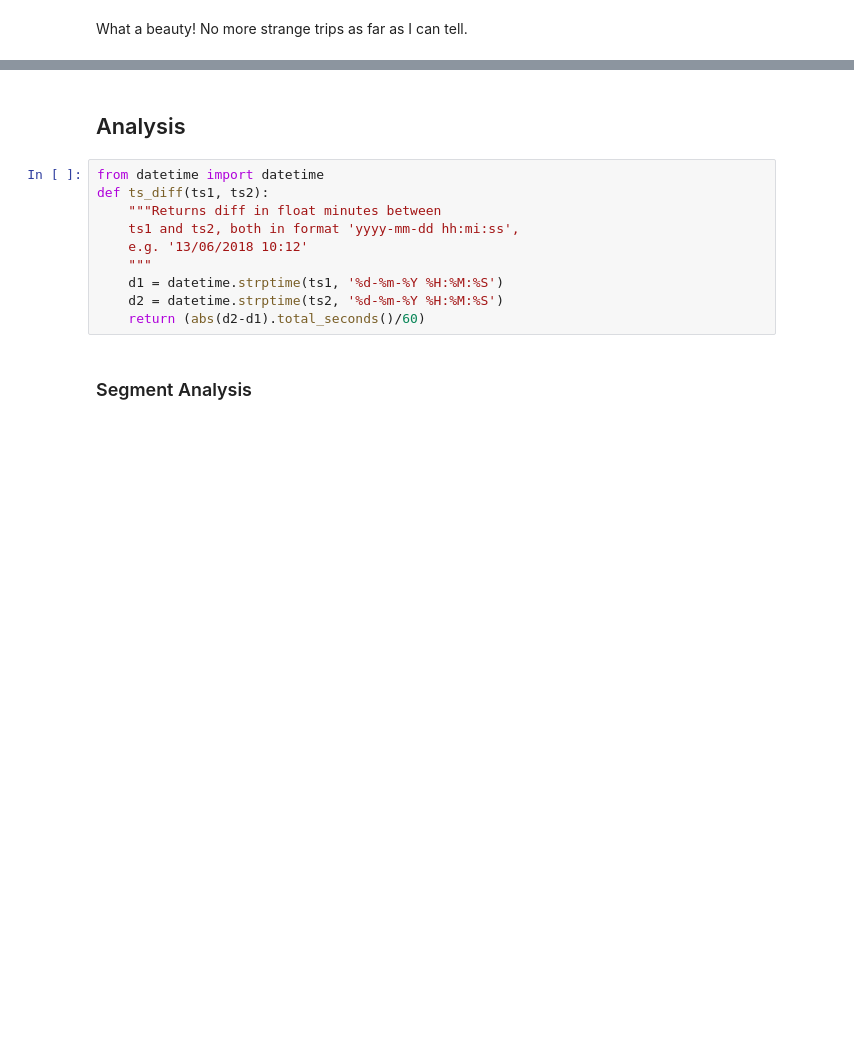
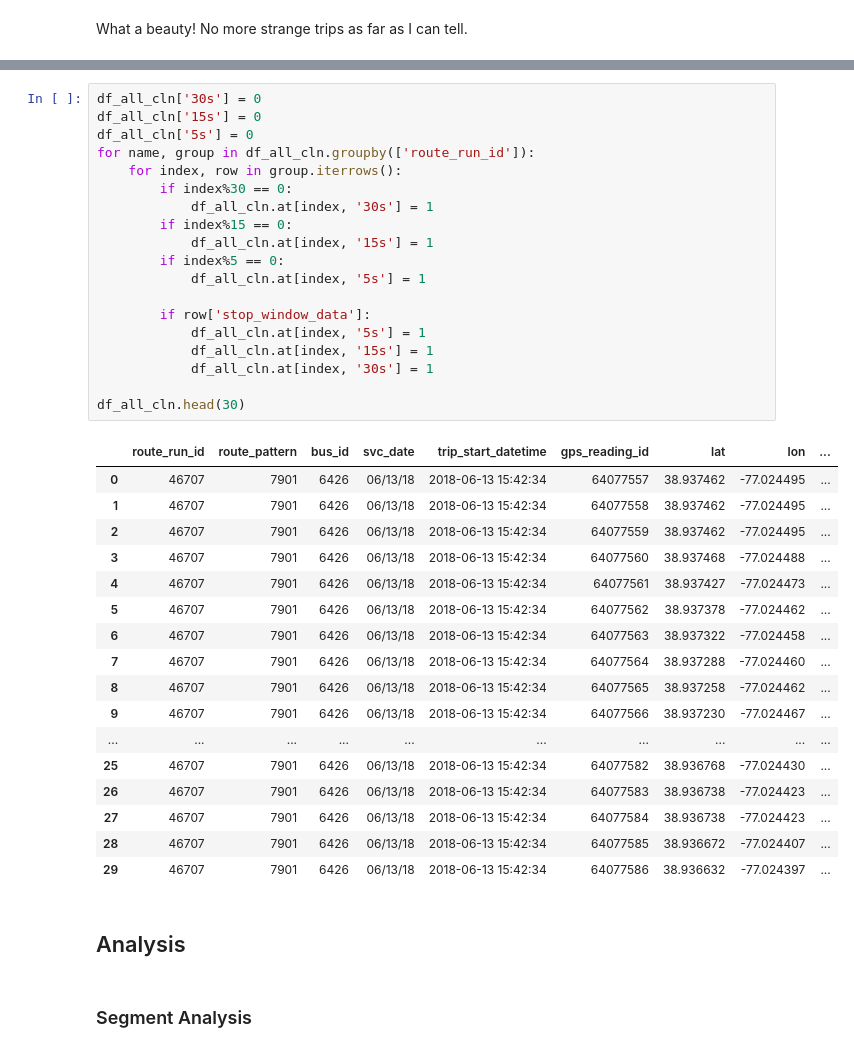
Before and after one commit to ehabebeid/ehabebeid.github.io, a Jupyter notebook: bus_avl/index.ipynb, the cells around one changed output, grey strips where cells are left out. Cells and saved outputs as stored; diff of their text form; blank space fills up the shorter version.

```diff
--- a/bus_avl/index.ipynb
+++ b/bus_avl/index.ipynb
@@ -240,15 +251,42 @@ What a beauty! No more strange trips as far as I can tell.
+# %%
+df_all_cln['30s'] = 0
+df_all_cln['15s'] = 0
+df_all_cln['5s'] = 0
+for name, group in df_all_cln.groupby(['route_run_id']):
+    for index, row in group.iterrows():
+        if index%30 == 0:
+            df_all_cln.at[index, '30s'] = 1
+        if index%15 == 0:
+            df_all_cln.at[index, '15s'] = 1
+        if index%5 == 0:
+            df_all_cln.at[index, '5s'] = 1
+
+        if row['stop_window_data']:
+            df_all_cln.at[index, '5s'] = 1
+            df_all_cln.at[index, '15s'] = 1
+            df_all_cln.at[index, '30s'] = 1
+
+df_all_cln.head(30)
+# %% [output]
+|  | route_run_id | route_pattern | bus_id | svc_date | trip_start_datetime | gps_reading_id | lat | lon | ... |
+| 0 | 46707 | 7901 | 6426 | 06/13/18 | 2018-06-13 15:42:34 | 64077557 | 38.937462 | -77.024495 | ... |
+| 1 | 46707 | 7901 | 6426 | 06/13/18 | 2018-06-13 15:42:34 | 64077558 | 38.937462 | -77.024495 | ... |
+| 2 | 46707 | 7901 | 6426 | 06/13/18 | 2018-06-13 15:42:34 | 64077559 | 38.937462 | -77.024495 | ... |
+| 3 | 46707 | 7901 | 6426 | 06/13/18 | 2018-06-13 15:42:34 | 64077560 | 38.937468 | -77.024488 | ... |
+| 4 | 46707 | 7901 | 6426 | 06/13/18 | 2018-06-13 15:42:34 | 64077561 | 38.937427 | -77.024473 | ... |
+| 5 | 46707 | 7901 | 6426 | 06/13/18 | 2018-06-13 15:42:34 | 64077562 | 38.937378 | -77.024462 | ... |
+| 6 | 46707 | 7901 | 6426 | 06/13/18 | 2018-06-13 15:42:34 | 64077563 | 38.937322 | -77.024458 | ... |
+| 7 | 46707 | 7901 | 6426 | 06/13/18 | 2018-06-13 15:42:34 | 64077564 | 38.937288 | -77.024460 | ... |
+| 8 | 46707 | 7901 | 6426 | 06/13/18 | 2018-06-13 15:42:34 | 64077565 | 38.937258 | -77.024462 | ... |
+| 9 | 46707 | 7901 | 6426 | 06/13/18 | 2018-06-13 15:42:34 | 64077566 | 38.937230 | -77.024467 | ... |
+| ... | ... | ... | ... | ... | ... | ... | ... | ... | ... |
+| 25 | 46707 | 7901 | 6426 | 06/13/18 | 2018-06-13 15:42:34 | 64077582 | 38.936768 | -77.024430 | ... |
+| 26 | 46707 | 7901 | 6426 | 06/13/18 | 2018-06-13 15:42:34 | 64077583 | 38.936738 | -77.024423 | ... |
+| 27 | 46707 | 7901 | 6426 | 06/13/18 | 2018-06-13 15:42:34 | 64077584 | 38.936738 | -77.024423 | ... |
+| 28 | 46707 | 7901 | 6426 | 06/13/18 | 2018-06-13 15:42:34 | 64077585 | 38.936672 | -77.024407 | ... |
+| 29 | 46707 | 7901 | 6426 | 06/13/18 | 2018-06-13 15:42:34 | 64077586 | 38.936632 | -77.024397 | ... |
 # %% [markdown]
 ## Analysis
-# %%
-from datetime import datetime
-def ts_diff(ts1, ts2):
-    """Returns diff in float minutes between
-    ts1 and ts2, both in format 'yyyy-mm-dd hh:mi:ss',
-    e.g. '13/06/2018 10:12'
-    """
-    d1 = datetime.strptime(ts1, '%d-%m-%Y %H:%M:%S')
-    d2 = datetime.strptime(ts2, '%d-%m-%Y %H:%M:%S')
-    return (abs(d2-d1).total_seconds()/60)
 # %% [markdown]
 ### Segment Analysis
 # %%
```
Also changed, not shown: parts of 30 cells of this notebook, 1 other file.
